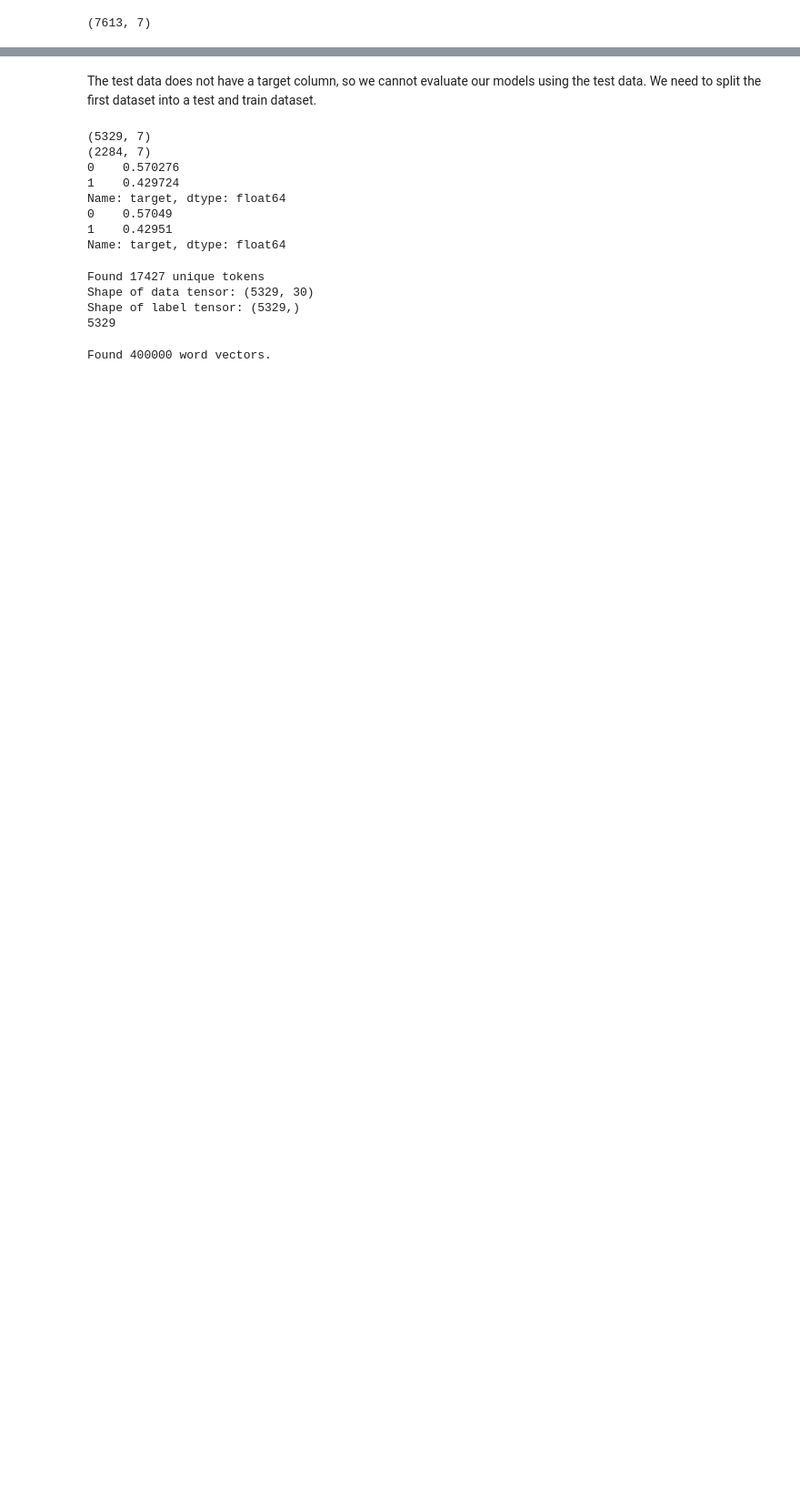
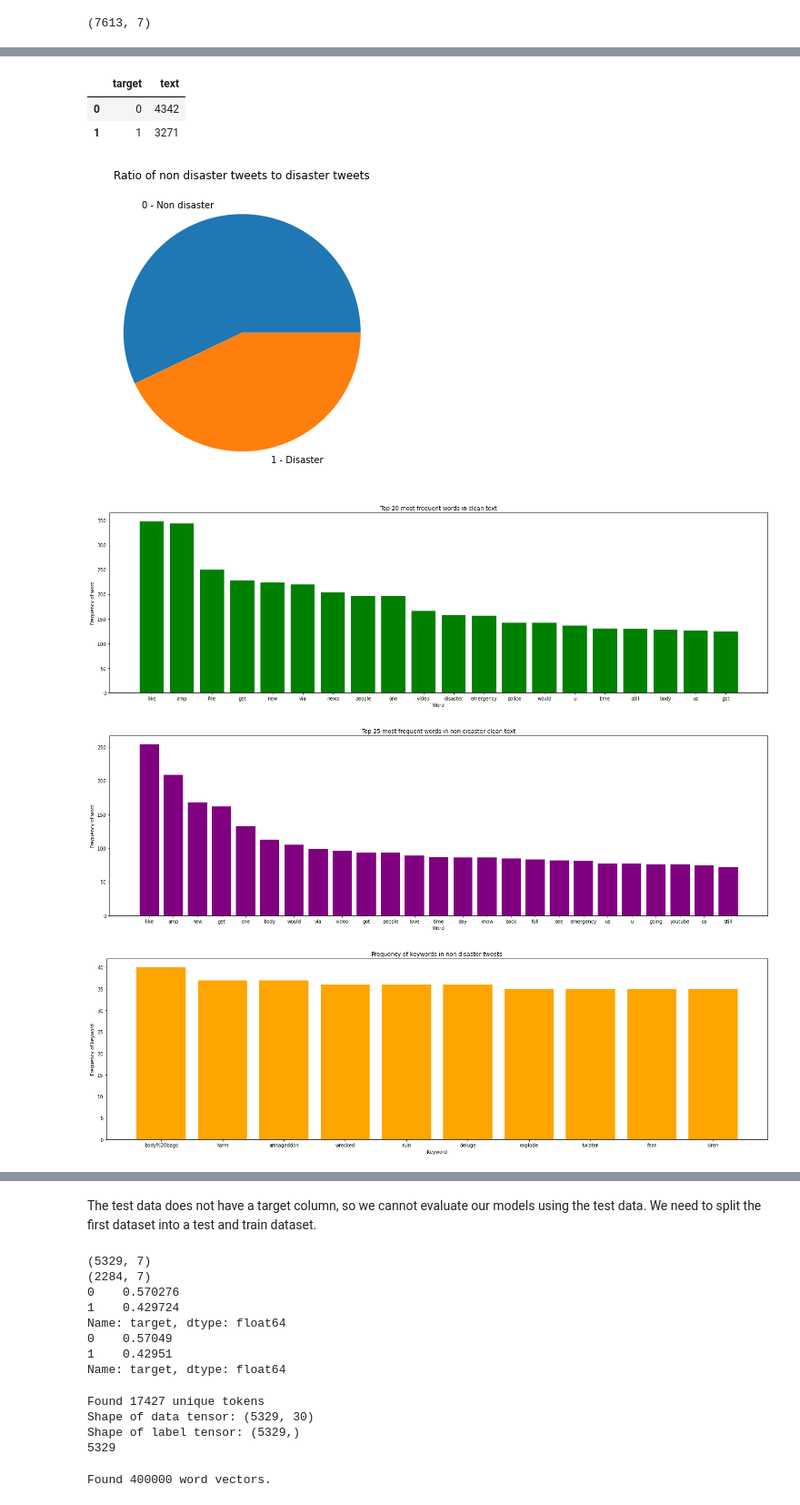
Before and after one commit to daviddsouza2000/CSI4106-project, a Jupyter notebook: project.ipynb, the cells around one changed output, grey strips where cells are left out. Shown: that part at 91% size. Cells and saved outputs as stored; diff of their text form; code cells hidden in the pictures; blank space fills up the shorter version.

Commit message:
Added data summarization, edited data processing

```diff
--- a/project.ipynb
+++ b/project.ipynb
@@ -140,0 +114,68 @@ print(df.shape)
+# %%
+print(df.info())
+
+# Display ratio of 0 to 1 (0 -> not disaster, 1 -> disaster)
+table_ratio = df.groupby('target').count()['text'].reset_index().sort_values(by='text',ascending=False)
+display(table_ratio)
+fig_size = plt.figure(figsize=(6,6))
+plt.pie(table_ratio['text'], labels=['0 - Non disaster', '1 - Disaster'])
+plt.title('Ratio of non disaster tweets to disaster tweets')
+plt.show()
+
+# Display frequency of top 20 words in cleaned text
+df['temp_word_list'] = df['clean_text'].apply(lambda x: str(x).split())
+top_words = Counter([item for sublist in df['temp_word_list'] for item in sublist])
+table_top = pd.DataFrame(top_words.most_common(20))
+table_top.columns = ['Words','Frequency']
+fig_size = plt.figure(figsize=(25,7))
+plt.bar(table_top['Words'], table_top['Frequency'], color='green')
+plt.xlabel('Word')
+plt.ylabel('Frequency of word')
+plt.title('Top 20 most frequent words in clean text')
+plt.show()
+
+# Display frequency of top words in non disaster clean text
+fake_disaster = df[df['target']== 0]
+top_words_fake = Counter([item for sublist in fake_disaster['temp_word_list'] for item in sublist])
+table_top_fake = pd.DataFrame(top_words_fake.most_common(25))
+table_top_fake.columns = ['Words','Frequency']
+fig_size = plt.figure(figsize=(25,7))
+plt.bar(table_top_fake['Words'], table_top_fake['Frequency'], color='purple')
+plt.xlabel('Word')
+plt.ylabel('Frequency of word')
+plt.title('Top 25 most frequent words in non disaster clean text')
+plt.show()
+
+# Display frequency of keywords in disaster tweets
+table_top_fake = fake_disaster.groupby('keyword').count()['target'].reset_index().sort_values(by='target',ascending=False)
+fig_size = plt.figure(figsize=(25,7))
+plt.bar(table_top_fake['keyword'][0:10], table_top_fake['target'][0:10], color='orange') #, labels=['0 - Non disaster', '1 - Disaster'])
+plt.xlabel('Keyword')
+plt.ylabel('Frequency of keyword')
+plt.title('Frequency of keywords in non disaster tweets')
+plt.show()
+
+# Display frequency of top words in disaster clean text
+real_disaster = df[df['target']== 1]
+top_words_real = Counter([item for sublist in real_disaster['temp_word_list'] for item in sublist])
+top_words_real = pd.DataFrame(top_words_real.most_common(25))
+top_words_real.columns = ['Words','Frequency']
+fig_size = plt.figure(figsize=(25,7))
+plt.bar(top_words_real['Words'], top_words_real['Frequency'], color='orange')
+plt.xlabel('Word')
+plt.ylabel('Frequency of word')
+plt.title('Top 25 most frequent words in disaster clean text')
+plt.show()
+
+# Display frequency of keywords in disaster tweets
+table_keyword_real = real_disaster.groupby('keyword').count()['target'].reset_index().sort_values(by='target',ascending=False)
+fig_size = plt.figure(figsize=(25,7))
+plt.bar(table_keyword_real['keyword'][0:10], table_keyword_real['target'][0:10], color='orange') #, labels=['0 - Non disaster', '1 - Disaster'])
+plt.xlabel('Keyword')
+plt.ylabel('Frequency of keyword')
+plt.title('Frequency of keywords in disaster tweets')
+plt.show()
+
+# Dropping temporary columns
+df = df.drop(columns=['temp_word_list'])
+# %% [output]
@@ -140,0 +197,7 @@ print(df.shape)
+|  | target | text |
+| 0 | 0 | 4342 |
+| 1 | 1 | 3271 |
+[figure, added]
+[figure, added]
+[figure, added]
+[figure, added]
```
Also changed, not shown: parts of 9 cells of this notebook, 2 other files.
